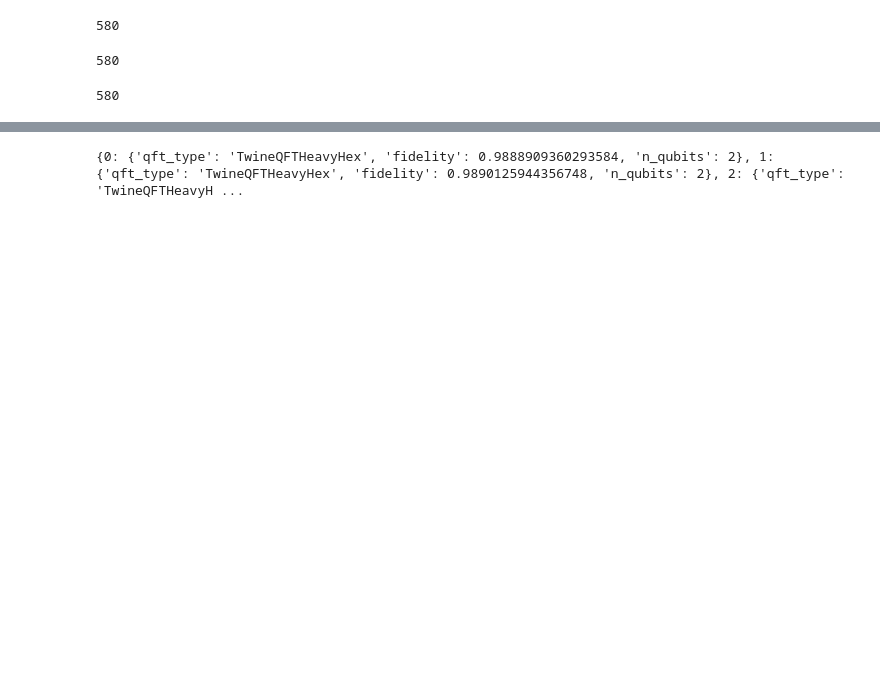
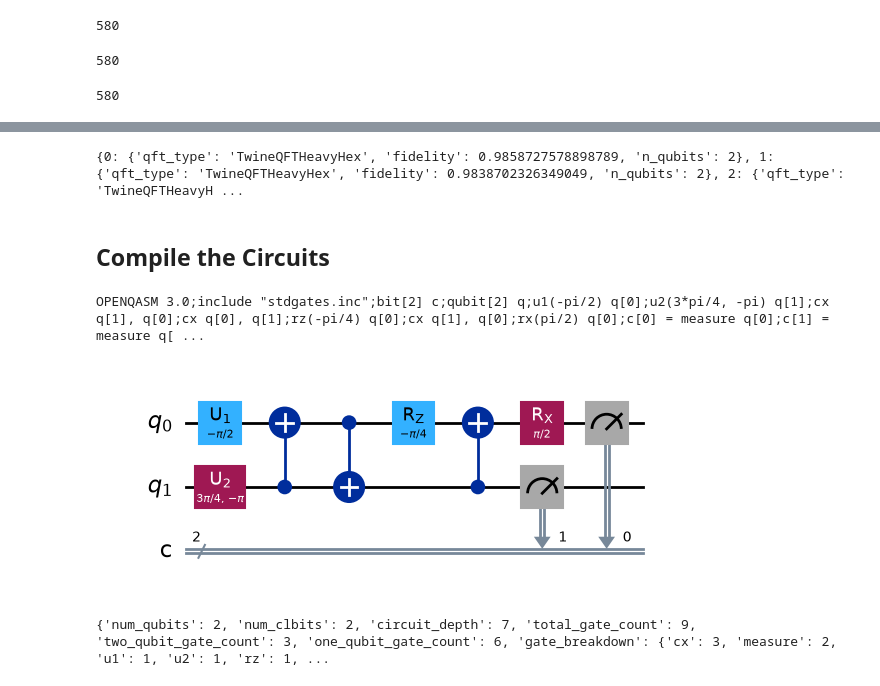
Before and after one commit to afitzpa8/research-parityqc-compiler-investigation, a Jupyter notebook: load_circuits.ipynb, the cells around one changed output, grey strips where cells are left out. Saved outputs shown, nothing was run; the diff lists cells and outputs as text; code cells hidden in the pictures; blank space fills up the shorter version.

```diff
--- a/load_circuits.ipynb
+++ b/load_circuits.ipynb
@@ -171,7 +174,31 @@ for i in range(21):
 #but remember to update for whatever range of circuit IDs you want to store in the dictionary (e.g., 0-20 for the first 21 circuits)
 print(store_circuits_in_dict(circuit_ids= [i for i in range(21)],
                              qft_types = ['TwineQFTHeavyHex'] * 21,
-                             fidelities = [float(fidelity_heavyhex_fo[i]) for i in range(21)],
-                             n_qubits= [int(no_qubits_heavyhex_fo[i]) for i in range(21)]))
+                             fidelities = [float(fidelity_heavyhex[i]) for i in range(21)],
+                             n_qubits= [int(no_qubits_heavyhex[i]) for i in range(21)]))
 # %% [output]
-{0: {'qft_type': 'TwineQFTHeavyHex', 'fidelity': 0.9888909360293584, 'n_qubits': 2}, 1: {'qft_type': 'TwineQFTHeavyHex', 'fidelity': 0.9890125944356748, 'n_qubits': 2}, 2: {'qft_type': 'TwineQFTHeavyH ...
+{0: {'qft_type': 'TwineQFTHeavyHex', 'fidelity': 0.9858727578898789, 'n_qubits': 2}, 1: {'qft_type': 'TwineQFTHeavyHex', 'fidelity': 0.9838702326349049, 'n_qubits': 2}, 2: {'qft_type': 'TwineQFTHeavyH ...
+# %% [markdown]
+## Compile the Circuits
+# %%
+example_circuit = lc.get_circuit(circuit_df, id_number=0, qft_method='TwineQFTHeavyHex')
+# %%
+#compile using qiskit compiler
+compiled_circuit = cc.compile_qasm_string(example_circuit, backend=None)
+# %%
+print(compiled_circuit)
+# %% [output]
+OPENQASM 3.0;include "stdgates.inc";bit[2] c;qubit[2] q;u1(-pi/2) q[0];u2(3*pi/4, -pi) q[1];cx q[1], q[0];cx q[0], q[1];rz(-pi/4) q[0];cx q[1], q[0];rx(pi/2) q[0];c[0] = measure q[0];c[1] = measure q[ ...
+# %%
+# 1. Turn your string back into a Qiskit circuit object
+circuit_to_plot = loads(compiled_circuit)
+
+# 2. Plot it beautifully
+circuit_to_plot.draw('mpl')
+# %% [output]
+[figure, added]
+# %%
+compiled_circuit_metrics = lc.analyse_circuit_parameters(compiled_circuit)
+print(compiled_circuit_metrics)
+# %% [output]
+{'num_qubits': 2, 'num_clbits': 2, 'circuit_depth': 7, 'total_gate_count': 9, 'two_qubit_gate_count': 3, 'one_qubit_gate_count': 6, 'gate_breakdown': {'cx': 3, 'measure': 2, 'u1': 1, 'u2': 1, 'rz': 1, ...
```
Also changed, not shown: parts of 11 cells of this notebook, 3 other files.
